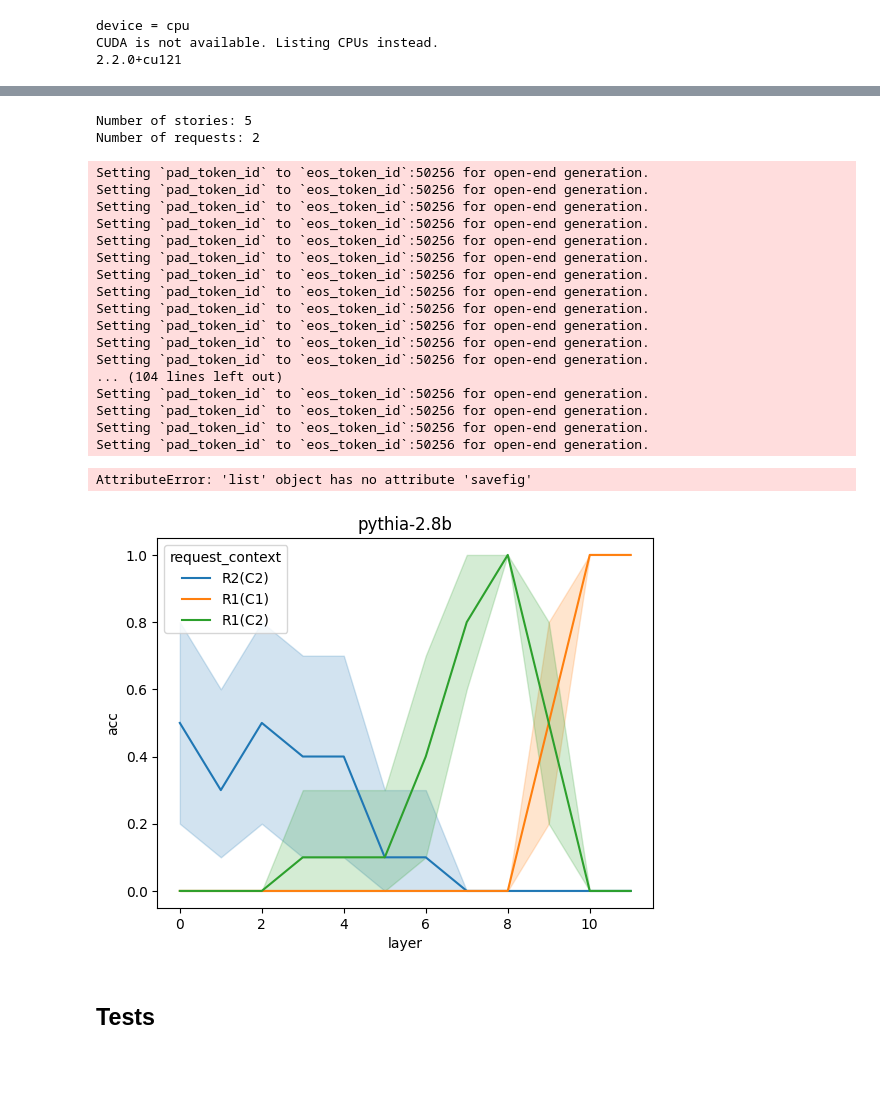
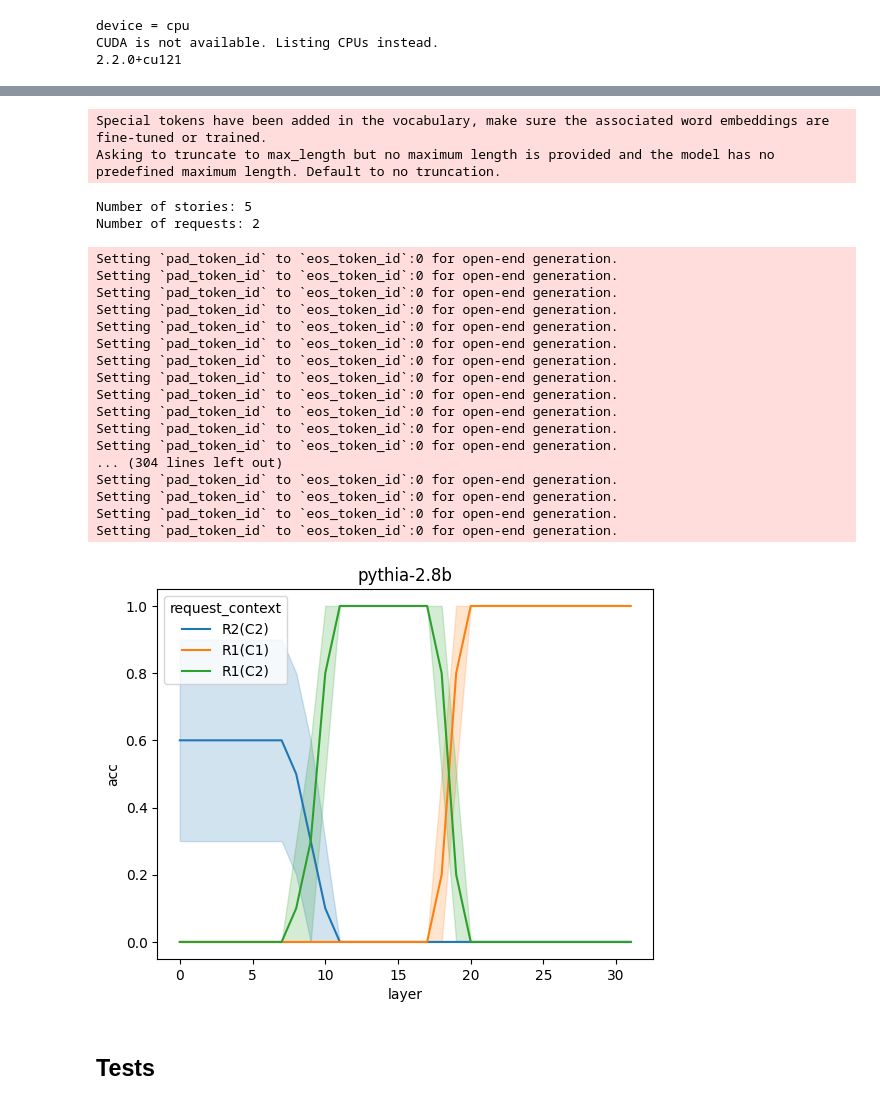
Before and after one commit to jeanne-s/LLM_retrieval_modular_decomposition, a Jupyter notebook: request_patching.ipynb, the cells around one changed output, grey strips where cells are left out. Drawn from its saved outputs; the diff is of its cells as text; code cells hidden in the pictures; blank space fills up the shorter version.

```diff
--- a/request_patching.ipynb
+++ b/request_patching.ipynb
@@ -66,28 +46,29 @@ Setting `pad_token_id` to `eos_token_id`:50256 for open-end generation.
 # %%
-fig = plot_request_patching_normalized_accuracy(model_name='pythia-2.8b',
+fig = plot_request_patching_accuracy(model_name='pythia-2.8b',
                                                 savefig=True)
 # %% [output]
-Number of stories: 5
-Number of requests: 2
+Special tokens have been added in the vocabulary, make sure the associated word embeddings are fine-tuned or trained.
+Asking to truncate to max_length but no maximum length is provided and the model has no predefined maximum length. Default to no truncation.
-Setting `pad_token_id` to `eos_token_id`:50256 for open-end generation.
-Setting `pad_token_id` to `eos_token_id`:50256 for open-end generation.
-Setting `pad_token_id` to `eos_token_id`:50256 for open-end generation.
-Setting `pad_token_id` to `eos_token_id`:50256 for open-end generation.
-Setting `pad_token_id` to `eos_token_id`:50256 for open-end generation.
-Setting `pad_token_id` to `eos_token_id`:50256 for open-end generation.
-Setting `pad_token_id` to `eos_token_id`:50256 for open-end generation.
-Setting `pad_token_id` to `eos_token_id`:50256 for open-end generation.
-Setting `pad_token_id` to `eos_token_id`:50256 for open-end generation.
-Setting `pad_token_id` to `eos_token_id`:50256 for open-end generation.
-Setting `pad_token_id` to `eos_token_id`:50256 for open-end generation.
-Setting `pad_token_id` to `eos_token_id`:50256 for open-end generation.
-... (104 lines left out)
-Setting `pad_token_id` to `eos_token_id`:50256 for open-end generation.
-Setting `pad_token_id` to `eos_token_id`:50256 for open-end generation.
-Setting `pad_token_id` to `eos_token_id`:50256 for open-end generation.
-Setting `pad_token_id` to `eos_token_id`:50256 for open-end generation.
+Number of stories: 5
+Number of requests: 2
-AttributeError: 'list' object has no attribute 'savefig'
+Setting `pad_token_id` to `eos_token_id`:0 for open-end generation.
+Setting `pad_token_id` to `eos_token_id`:0 for open-end generation.
+Setting `pad_token_id` to `eos_token_id`:0 for open-end generation.
+Setting `pad_token_id` to `eos_token_id`:0 for open-end generation.
+Setting `pad_token_id` to `eos_token_id`:0 for open-end generation.
+Setting `pad_token_id` to `eos_token_id`:0 for open-end generation.
+Setting `pad_token_id` to `eos_token_id`:0 for open-end generation.
+Setting `pad_token_id` to `eos_token_id`:0 for open-end generation.
+Setting `pad_token_id` to `eos_token_id`:0 for open-end generation.
+Setting `pad_token_id` to `eos_token_id`:0 for open-end generation.
+Setting `pad_token_id` to `eos_token_id`:0 for open-end generation.
+Setting `pad_token_id` to `eos_token_id`:0 for open-end generation.
+... (304 lines left out)
+Setting `pad_token_id` to `eos_token_id`:0 for open-end generation.
+Setting `pad_token_id` to `eos_token_id`:0 for open-end generation.
+Setting `pad_token_id` to `eos_token_id`:0 for open-end generation.
+Setting `pad_token_id` to `eos_token_id`:0 for open-end generation.
-[figure, old version]
+[figure, new version]
 # %% [markdown]
 ## Tests
 # %%
```
Also changed, not shown: parts of 7 cells of this notebook, 6 other files.
